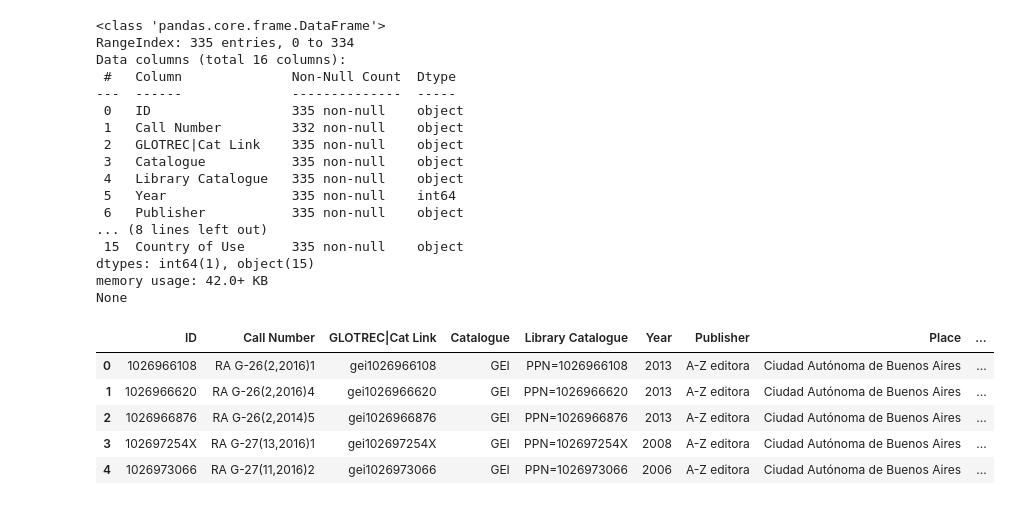
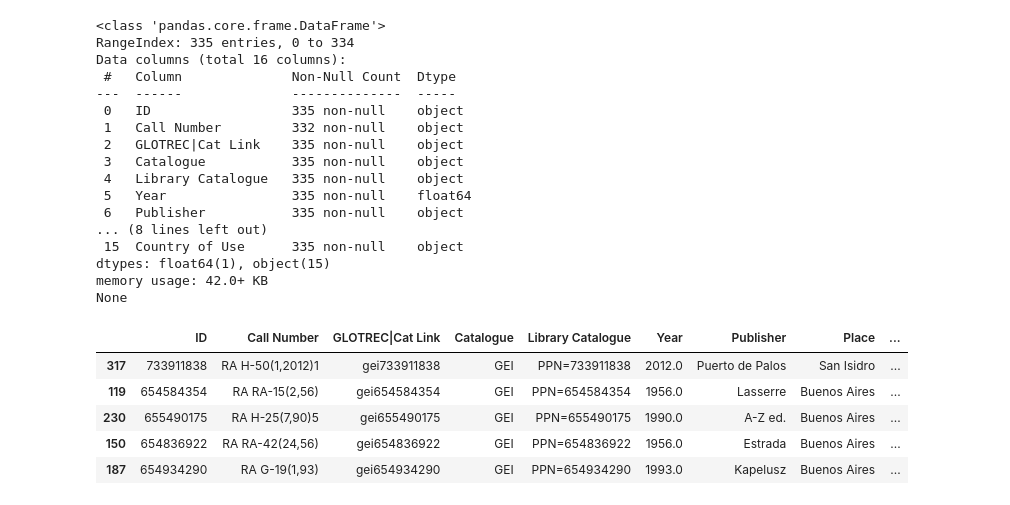
Before and after one commit to rominicky/miscellaneous, a Jupyter notebook: glotrec_explorating.ipynb, the cells around one changed output. Saved outputs shown, nothing was run; the diff lists cells and outputs as text; code cells hidden in the pictures.

```diff
--- a/glotrec_explorating.ipynb
+++ b/glotrec_explorating.ipynb
@@ -37,31 +54,34 @@ import re
 # %%
 # Read the Excel file
-df = pd.read_excel('data/itbc_export_2025.xlsx')
-
-# Display basic information about the dataframe
+df = pd.read_excel(
+    "data/itbc_export_2025.xlsx",
+    usecols=lambda c: not c.startswith("Unnamed"),
+    dtype={"Year": "float"}
+)
 print(df.info())
-df.head()
+display(df.sample(5))
+# Display first few rows
 # %% [output]
 <class 'pandas.core.frame.DataFrame'>
 RangeIndex: 335 entries, 0 to 334
 Data columns (total 16 columns):
  #   Column              Non-Null Count  Dtype
 ---  ------              --------------  -----
  0   ID                  335 non-null    object
  1   Call Number         332 non-null    object
  2   GLOTREC|Cat Link    335 non-null    object
  3   Catalogue           335 non-null    object
  4   Library Catalogue   335 non-null    object
- 5   Year                335 non-null    int64
+ 5   Year                335 non-null    float64
  6   Publisher           335 non-null    object
 ... (8 lines left out)
  15  Country of Use      335 non-null    object
-dtypes: int64(1), object(15)
+dtypes: float64(1), object(15)
 memory usage: 42.0+ KB
 None
 |  | ID | Call Number | GLOTREC|Cat Link | Catalogue | Library Catalogue | Year | Publisher | Place | ... |
-| 0 | 1026966108 | RA G-26(2,2016)1 | gei1026966108 | GEI | PPN=1026966108 | 2013 | A-Z editora | Ciudad Autónoma de Buenos Aires | ... |
-| 1 | 1026966620 | RA G-26(2,2016)4 | gei1026966620 | GEI | PPN=1026966620 | 2013 | A-Z editora | Ciudad Autónoma de Buenos Aires | ... |
-| 2 | 1026966876 | RA G-26(2,2014)5 | gei1026966876 | GEI | PPN=1026966876 | 2013 | A-Z editora | Ciudad Autónoma de Buenos Aires | ... |
-| 3 | 102697254X | RA G-27(13,2016)1 | gei102697254X | GEI | PPN=102697254X | 2008 | A-Z editora | Ciudad Autónoma de Buenos Aires | ... |
-| 4 | 1026973066 | RA G-27(11,2016)2 | gei1026973066 | GEI | PPN=1026973066 | 2006 | A-Z editora | Ciudad Autónoma de Buenos Aires | ... |
+| 317 | 733911838 | RA H-50(1,2012)1 | gei733911838 | GEI | PPN=733911838 | 2012.0 | Puerto de Palos | San Isidro | ... |
+| 119 | 654584354 | RA RA-15(2,56) | gei654584354 | GEI | PPN=654584354 | 1956.0 | Lasserre | Buenos Aires | ... |
+| 230 | 655490175 | RA H-25(7,90)5 | gei655490175 | GEI | PPN=655490175 | 1990.0 | A-Z ed. | Buenos Aires | ... |
+| 150 | 654836922 | RA RA-42(24,56) | gei654836922 | GEI | PPN=654836922 | 1956.0 | Estrada | Buenos Aires | ... |
+| 187 | 654934290 | RA G-19(1,93) | gei654934290 | GEI | PPN=654934290 | 1993.0 | Kapelusz | Buenos Aires | ... |
```
Also changed, not shown: parts of 26 cells of this notebook.
